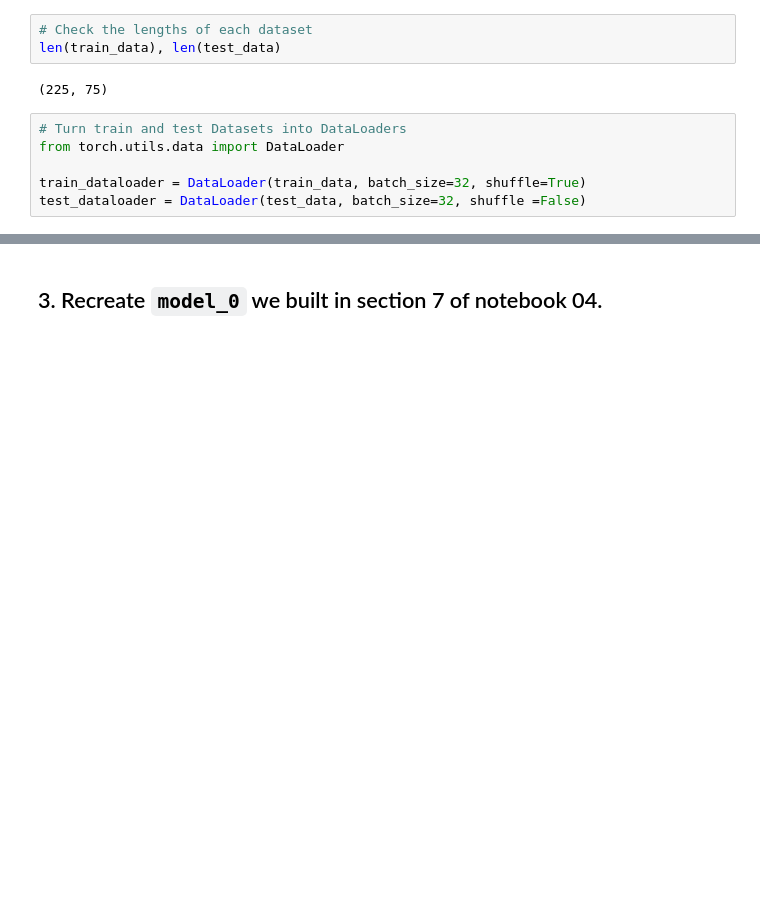
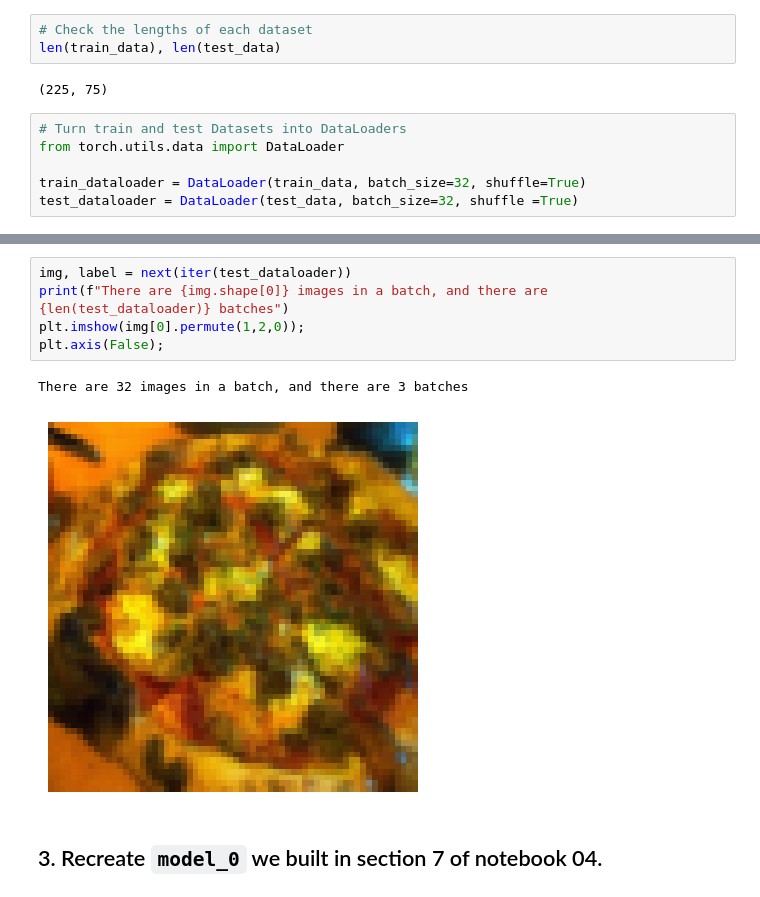
Before and after one commit to lnsayer/udemy_ml_course, a Jupyter notebook: my_04_pytorch_custom_datasets_exercises.ipynb, the cells around one changed output, grey strips where cells are left out. Saved outputs shown, nothing was run; the diff lists cells and outputs as text; blank space fills up the shorter version.

```diff
--- a/my_04_pytorch_custom_datasets_exercises.ipynb
+++ b/my_04_pytorch_custom_datasets_exercises.ipynb
@@ -288,7 +272,7 @@ len(train_data), len(test_data)
 from torch.utils.data import DataLoader
 
 train_dataloader = DataLoader(train_data, batch_size=32, shuffle=True)
-test_dataloader = DataLoader(test_data, batch_size=32, shuffle =False)
+test_dataloader = DataLoader(test_data, batch_size=32, shuffle =True)
 # %%
 # How many batches of images are in our data loaders?
 img, label = next(iter(train_dataloader))
@@ -301,3 +286,11 @@ There are 32 images in a batch, and there are 8 batches
+# %%
+img, label = next(iter(test_dataloader))
+print(f"There are {img.shape[0]} images in a batch, and there are {len(test_dataloader)} batches")
+plt.imshow(img[0].permute(1,2,0));
+plt.axis(False);
+# %% [output]
+There are 32 images in a batch, and there are 3 batches
+[figure, added]
 # %% [markdown]
 ## 3. Recreate `model_0` we built in section 7 of notebook 04.
 # %%
```
Also changed, not shown: parts of 27 cells of this notebook.
